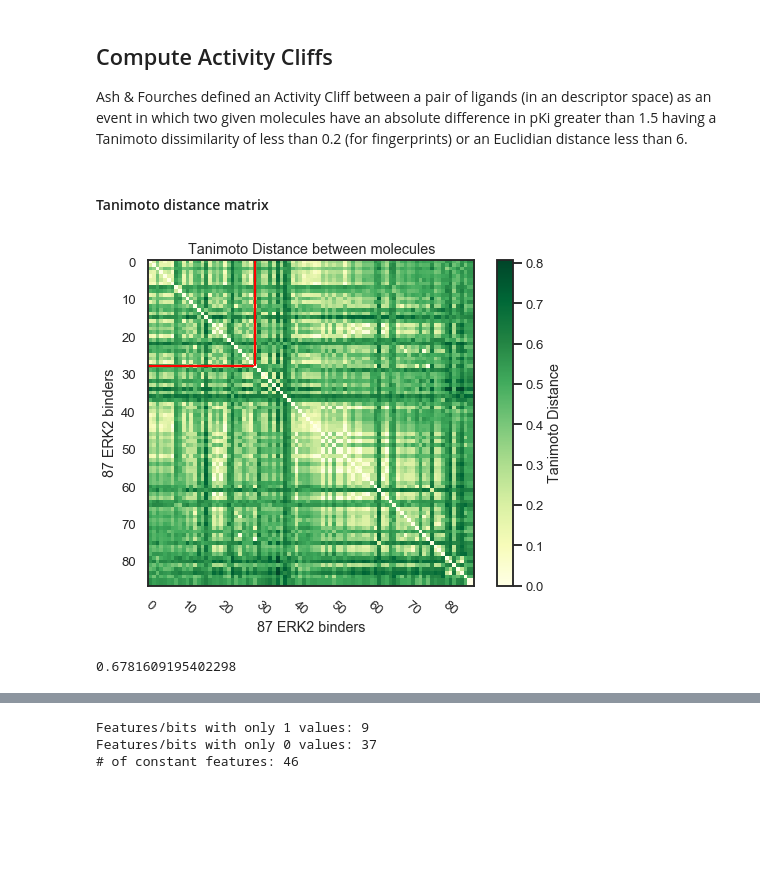
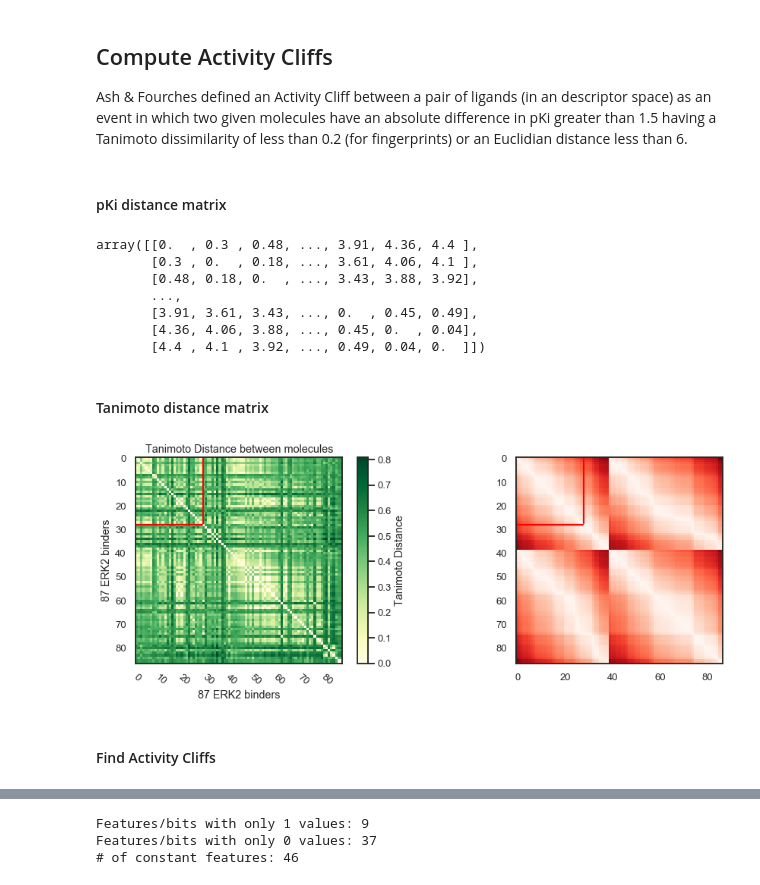
Before and after one commit to jRicciL/ERK2_notebooks, a Jupyter notebook: X_Reviewing_Fourches_work/7_Feature_Selection_RDKit_descriptors.ipynb, the cells around one changed output, grey strips where cells are left out. Saved outputs shown, nothing was run; the diff lists cells and outputs as text; code cells hidden in the pictures; blank space fills up the shorter version.

```diff
--- a/X_Reviewing_Fourches_work/7_Feature_Selection_RDKit_descriptors.ipynb
+++ b/X_Reviewing_Fourches_work/7_Feature_Selection_RDKit_descriptors.ipynb
@@ -95,29 +95,64 @@ np.fill_diagonal(tan_mtx, 1)
 
 # Convert to a distance matrix
 tan_mtx_dist = 1 - tan_mtx
+# %% [markdown]
+#### pKi distance matrix
+# %%
+# Compute a matrix with the absolute Delta pKi values between each pair of molecules
+
+pki_vector = df_erk2_mols.pKi.values
+delta_pki_matrix = np.zeros((n_mols, n_mols))
+
+for i in range(n_mols):
+    for j in range(n_mols):
+        deltas = np.abs(pki_vector[i] - pki_vector)
+        # Fill the matrix
+        delta_pki_matrix[i, :] = deltas
+# %%
+delta_pki_matrix
+# %% [output]
+array([[0.  , 0.3 , 0.48, ..., 3.91, 4.36, 4.4 ],
+       [0.3 , 0.  , 0.18, ..., 3.61, 4.06, 4.1 ],
+       [0.48, 0.18, 0.  , ..., 3.43, 3.88, 3.92],
+       ...,
+       [3.91, 3.61, 3.43, ..., 0.  , 0.45, 0.49],
+       [4.36, 4.06, 3.88, ..., 0.45, 0.  , 0.04],
+       [4.4 , 4.1 , 3.92, ..., 0.49, 0.04, 0.  ]])
 # %% [markdown]
 #### Tanimoto distance matrix
 # %%
 n_actives = df_erk2_mols.activity.sum()
 
-fig = plt.figure(figsize=(8, 6))
+fig = plt.figure(figsize=(16, 5))
 
+# Tanimoto disimilatity matrix
+plt.subplot(1,2,1)
 plt.imshow(tan_mtx_dist, cmap='YlGn')
 plt.yticks(range(0, n_mols, 10))
 plt.xticks(range(0, n_mols, 10), rotation=-40)
 xlabel_ = f'{n_mols} ERK2 binders'
 plt.xlabel(xlabel_); plt.ylabel(xlabel_)
 plt.title('Tanimoto Distance between molecules')
 
 plt.axvline(x= n_actives, ymin= abs(n_mols - n_actives)/n_mols, ymax= n_mols, color='red')
 plt.axhline(y= n_actives, xmin=0, xmax=(n_actives / n_mols), color='red')
 
 cbar = plt.colorbar()
 cbar.set_label('Tanimoto Distance')
+
+# Tanimoto distance threshold
+plt.subplot(1,2,2)
+tan_mtx_dist_threshold = tan_mtx_dist < 0.2
+# Just for visualization fill the diagonal
+plt.imshow(delta_pki_matrix, cmap='Reds')
+plt.axvline(x= n_actives, ymin= abs(n_mols - n_actives)/n_mols, ymax= n_mols, color='red')
+plt.axhline(y= n_actives, xmin=0, xmax=(n_actives / n_mols), color='red')
+
+
+# Activity Cliffs
+
 plt.show()
 # %% [output]
-[figure, old version]
+[figure, new version]
-# %%
-abs(n_actives - n_mols)/n_mols
-# %% [output]
-0.6781609195402298
+# %% [markdown]
+#### Find Activity Cliffs
```
Also changed, not shown: parts of 2 cells of this notebook.
